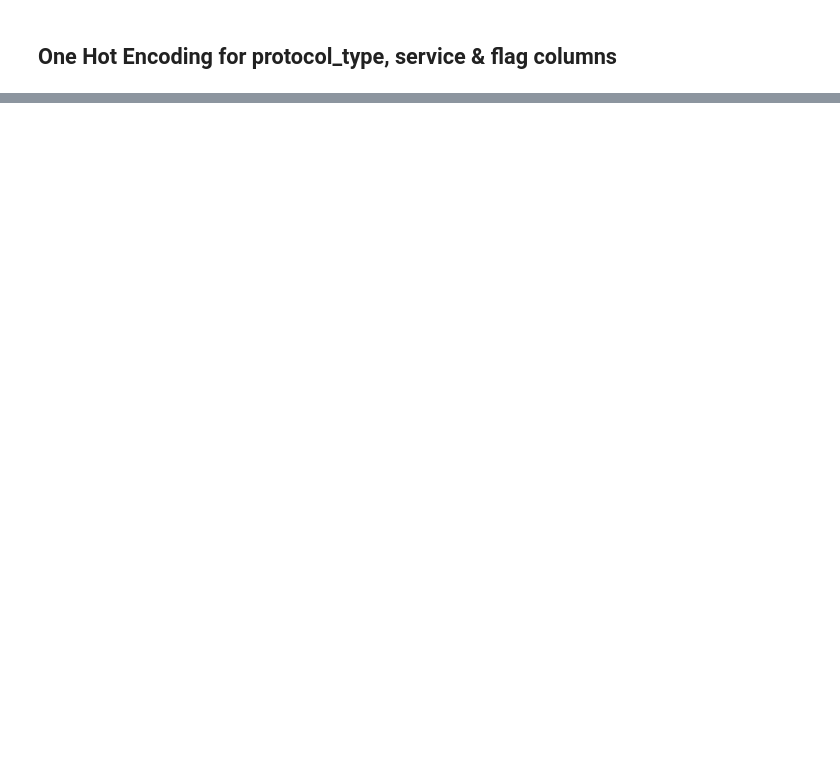
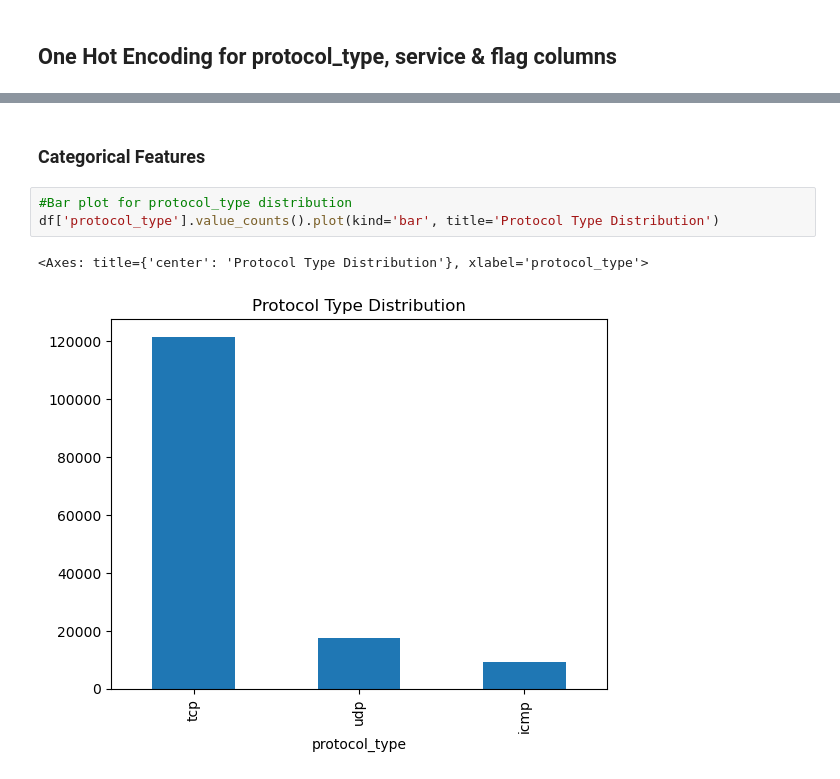
Before and after one commit to bnlcj98/AI-Assignment, a Jupyter notebook: Jupyter-Code.ipynb, the cells around one changed output, grey strips where cells are left out. Saved outputs shown, nothing was run; the diff lists cells and outputs as text; blank space fills up the shorter version.

```diff
--- a/Jupyter-Code.ipynb
+++ b/Jupyter-Code.ipynb
@@ -117,0 +196,8 @@ df_encoded
+# %% [markdown]
+### Categorical Features
+# %%
+#Bar plot for protocol_type distribution
+df['protocol_type'].value_counts().plot(kind='bar', title='Protocol Type Distribution')
+# %% [output]
+<Axes: title={'center': 'Protocol Type Distribution'}, xlabel='protocol_type'>
+[figure, added]
```
Also changed, not shown: parts of 43 cells of this notebook.
